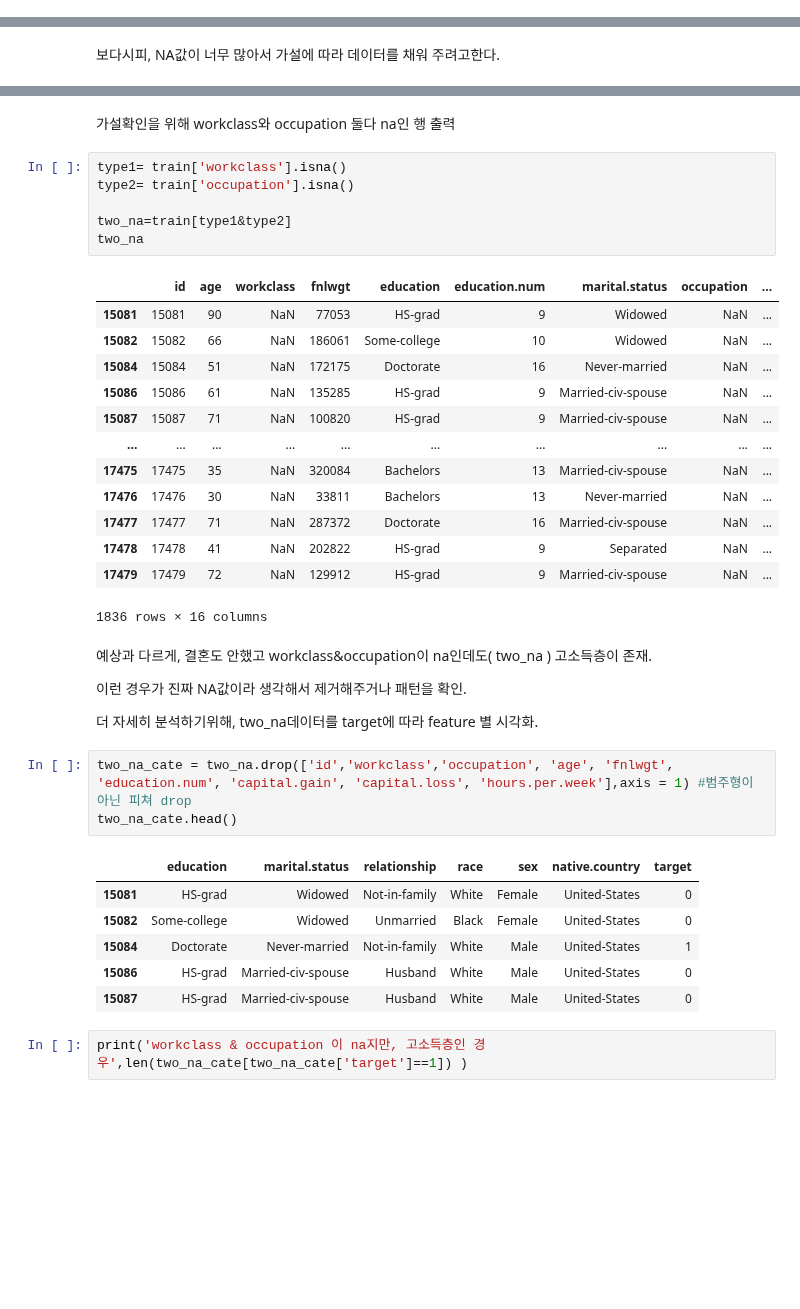
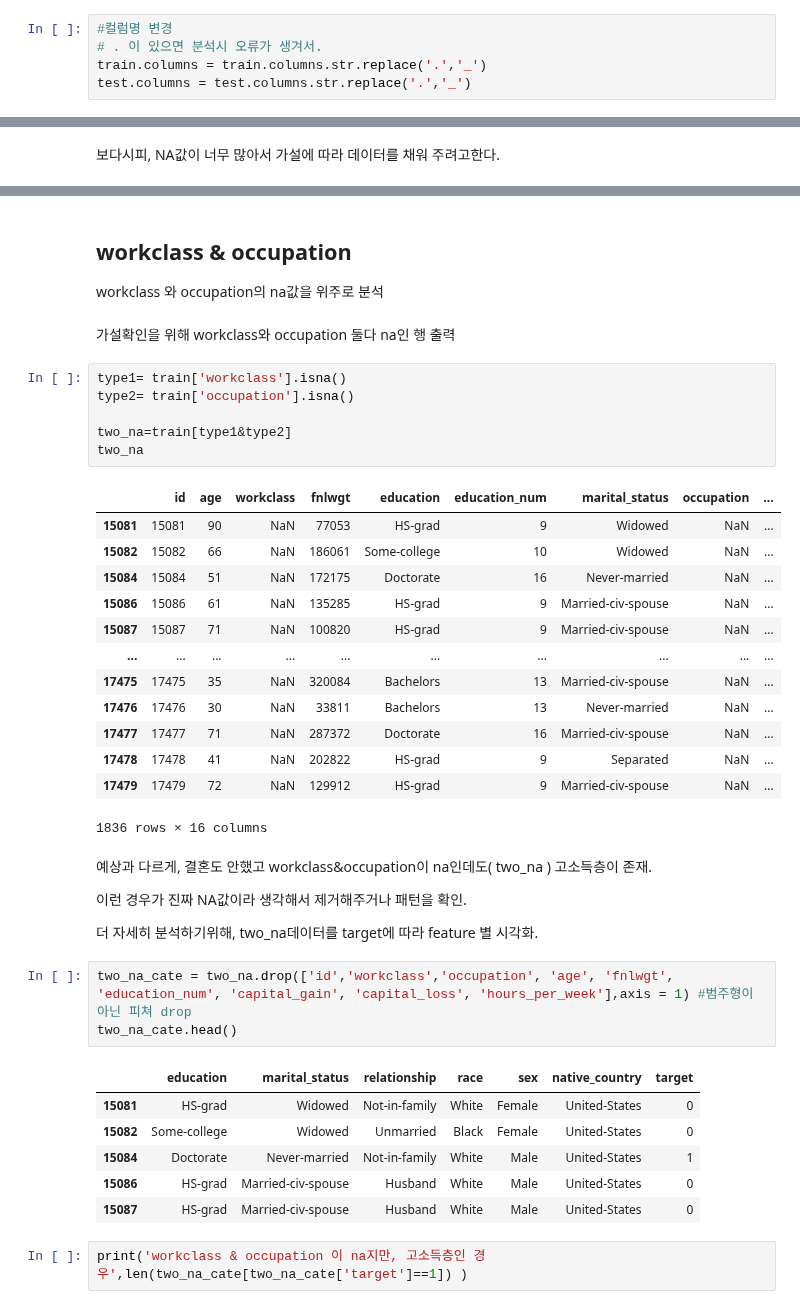
Before and after one commit to bub3690/dacon_study, a Jupyter notebook: income_prediction/EDA.ipynb, the cells around one changed output, grey strips where cells are left out. Saved outputs shown, nothing was run; the diff lists cells and outputs as text; blank space fills up the shorter version.

```diff
--- a/income_prediction/EDA.ipynb
+++ b/income_prediction/EDA.ipynb
@@ -57,6 +62,11 @@ plt.style.use("ggplot")
 train = pd.read_csv('./data/train.csv')
 test = pd.read_csv('./data/test.csv')
 #submission = pd.read_csv('./data/sample_submission.csv')
+# %%
+#컬럼명 변경
+# . 이 있으면 분석시 오류가 생겨서.
+train.columns = train.columns.str.replace('.','_')
+test.columns = test.columns.str.replace('.','_')
 # %%
 train
 # %% [output]
@@ -251,3 +263,7 @@ train[train.isna().sum(axis=1) > 0]
+# %% [markdown]
+## workclass & occupation
+
+workclass 와 occupation의 na값을 위주로 분석
 # %% [markdown]
 가설확인을 위해 workclass와 occupation 둘다 na인 행 출력
 # %%
@@ -257,7 +273,7 @@ type2= train['occupation'].isna()
 two_na=train[type1&type2]
 two_na
 # %% [output]
-|  | id | age | workclass | fnlwgt | education | education.num | marital.status | occupation | ... |
+|  | id | age | workclass | fnlwgt | education | education_num | marital_status | occupation | ... |
 | 15081 | 15081 | 90 | NaN | 77053 | HS-grad | 9 | Widowed | NaN | ... |
 | 15082 | 15082 | 66 | NaN | 186061 | Some-college | 10 | Widowed | NaN | ... |
 | 15084 | 15084 | 51 | NaN | 172175 | Doctorate | 16 | Never-married | NaN | ... |
@@ -277,10 +293,10 @@ two_na
 
 더 자세히 분석하기위해, two_na데이터를 target에 따라 feature 별 시각화.
 # %%
-two_na_cate = two_na.drop(['id','workclass','occupation', 'age', 'fnlwgt', 'education.num', 'capital.gain', 'capital.loss', 'hours.per.week'],axis = 1) #범주형이 아닌 피쳐 drop
+two_na_cate = two_na.drop(['id','workclass','occupation', 'age', 'fnlwgt', 'education_num', 'capital_gain', 'capital_loss', 'hours_per_week'],axis = 1) #범주형이 아닌 피쳐 drop
 two_na_cate.head()
 # %% [output]
-|  | education | marital.status | relationship | race | sex | native.country | target |
+|  | education | marital_status | relationship | race | sex | native_country | target |
 | 15081 | HS-grad | Widowed | Not-in-family | White | Female | United-States | 0 |
 | 15082 | Some-college | Widowed | Unmarried | Black | Female | United-States | 0 |
 | 15084 | Doctorate | Never-married | Not-in-family | White | Male | United-States | 1 |
```
Also changed, not shown: parts of 99 cells of this notebook, 3 other files.
